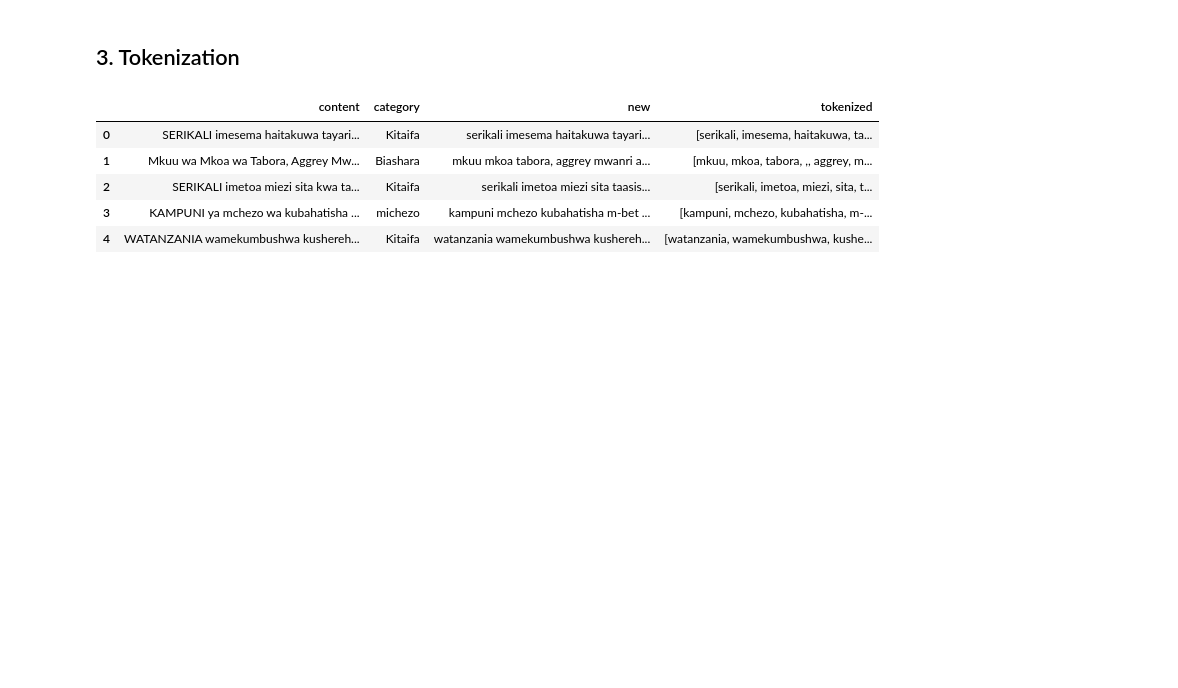
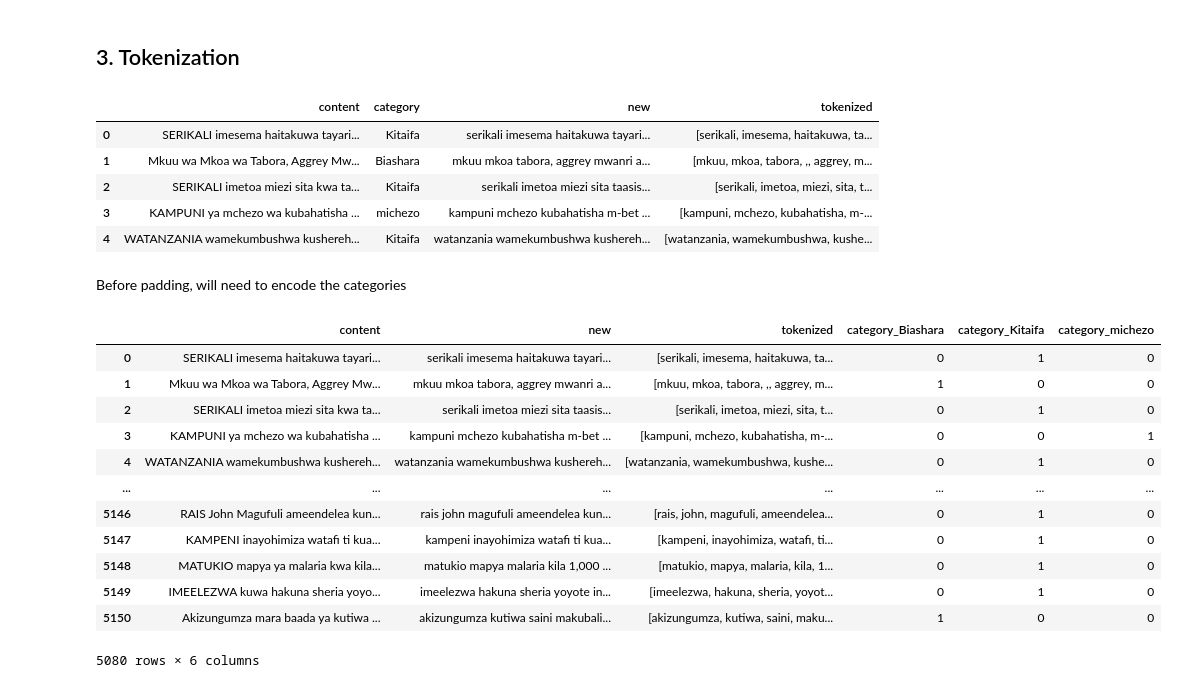
Before and after one commit to mbururyan/Swahili-News-Classification, a Jupyter notebook: classification_NN.ipynb, the cells around one changed output. Cells and saved outputs as stored; diff of their text form; code cells hidden in the pictures; blank space fills up the shorter version.

Commit message:
done tokenizing and padding

```diff
--- a/classification_NN.ipynb
+++ b/classification_NN.ipynb
@@ -167,3 +167,23 @@ news.head()
 | 2 | SERIKALI imetoa miezi sita kwa ta... | Kitaifa | serikali imetoa miezi sita taasis... | [serikali, imetoa, miezi, sita, t... |
 | 3 | KAMPUNI ya mchezo wa kubahatisha ... | michezo | kampuni mchezo kubahatisha m-bet ... | [kampuni, mchezo, kubahatisha, m-... |
 | 4 | WATANZANIA wamekumbushwa kushereh... | Kitaifa | watanzania wamekumbushwa kushereh... | [watanzania, wamekumbushwa, kushe... |
+# %% [markdown]
+Before padding, will need to encode the categories
+# %%
+# Hot encode the category column
+news = pd.get_dummies(news, columns=['category'])
+news
+# %% [output]
+|  | content | new | tokenized | category_Biashara | category_Kitaifa | category_michezo |
+| 0 | SERIKALI imesema haitakuwa tayari... | serikali imesema haitakuwa tayari... | [serikali, imesema, haitakuwa, ta... | 0 | 1 | 0 |
+| 1 | Mkuu wa Mkoa wa Tabora, Aggrey Mw... | mkuu mkoa tabora, aggrey mwanri a... | [mkuu, mkoa, tabora, ,, aggrey, m... | 1 | 0 | 0 |
+| 2 | SERIKALI imetoa miezi sita kwa ta... | serikali imetoa miezi sita taasis... | [serikali, imetoa, miezi, sita, t... | 0 | 1 | 0 |
+| 3 | KAMPUNI ya mchezo wa kubahatisha ... | kampuni mchezo kubahatisha m-bet ... | [kampuni, mchezo, kubahatisha, m-... | 0 | 0 | 1 |
+| 4 | WATANZANIA wamekumbushwa kushereh... | watanzania wamekumbushwa kushereh... | [watanzania, wamekumbushwa, kushe... | 0 | 1 | 0 |
+| ... | ... | ... | ... | ... | ... | ... |
+| 5146 | RAIS John Magufuli ameendelea kun... | rais john magufuli ameendelea kun... | [rais, john, magufuli, ameendelea... | 0 | 1 | 0 |
+| 5147 | KAMPENI inayohimiza watafi ti kua... | kampeni inayohimiza watafi ti kua... | [kampeni, inayohimiza, watafi, ti... | 0 | 1 | 0 |
+| 5148 | MATUKIO mapya ya malaria kwa kila... | matukio mapya malaria kila 1,000 ... | [matukio, mapya, malaria, kila, 1... | 0 | 1 | 0 |
+| 5149 | IMEELEZWA kuwa hakuna sheria yoyo... | imeelezwa hakuna sheria yoyote in... | [imeelezwa, hakuna, sheria, yoyot... | 0 | 1 | 0 |
+| 5150 | Akizungumza mara baada ya kutiwa ... | akizungumza kutiwa saini makubali... | [akizungumza, kutiwa, saini, maku... | 1 | 0 | 0 |
+5080 rows × 6 columns
```
Also changed, not shown: parts of 9 cells of this notebook.
